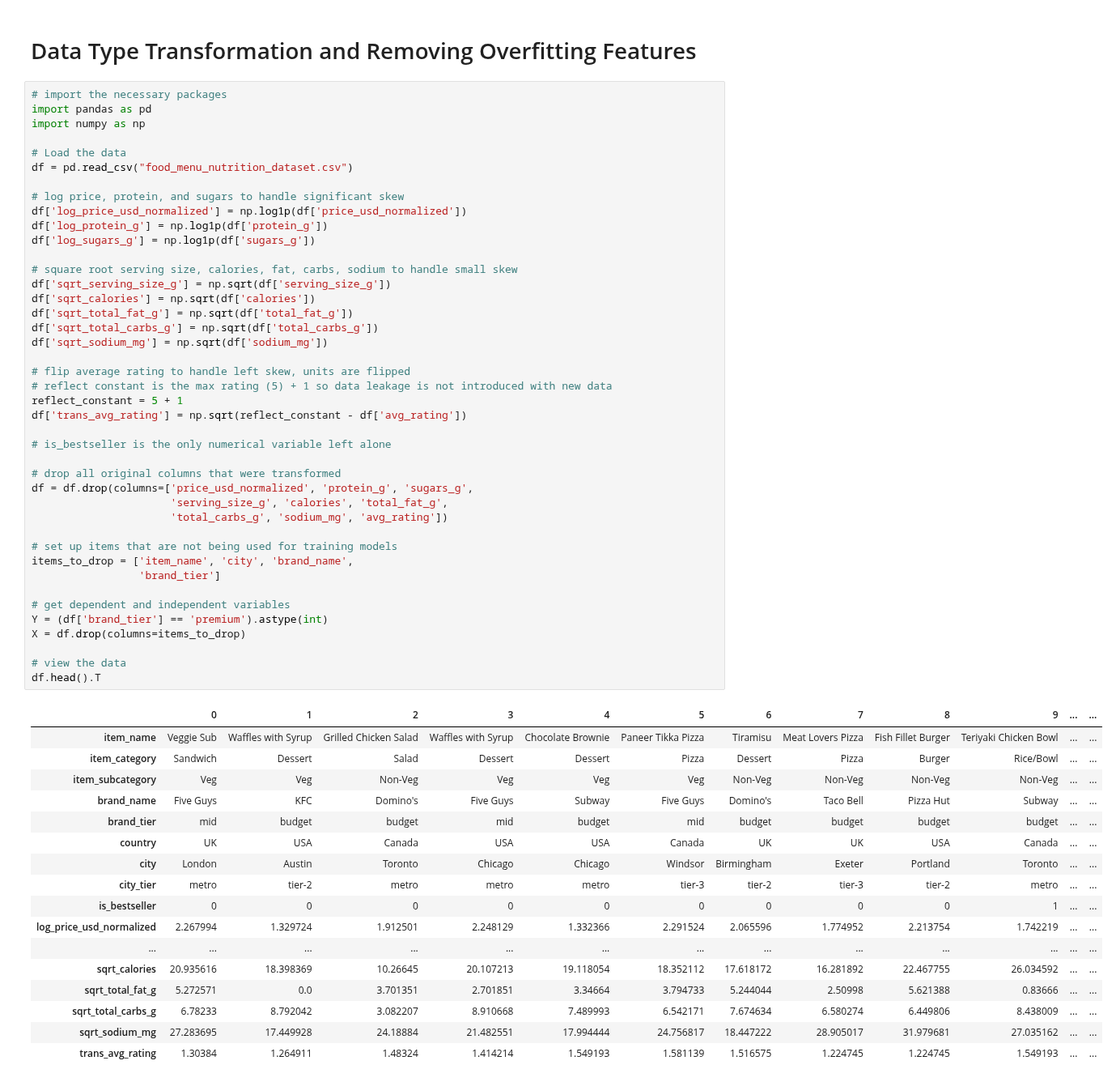
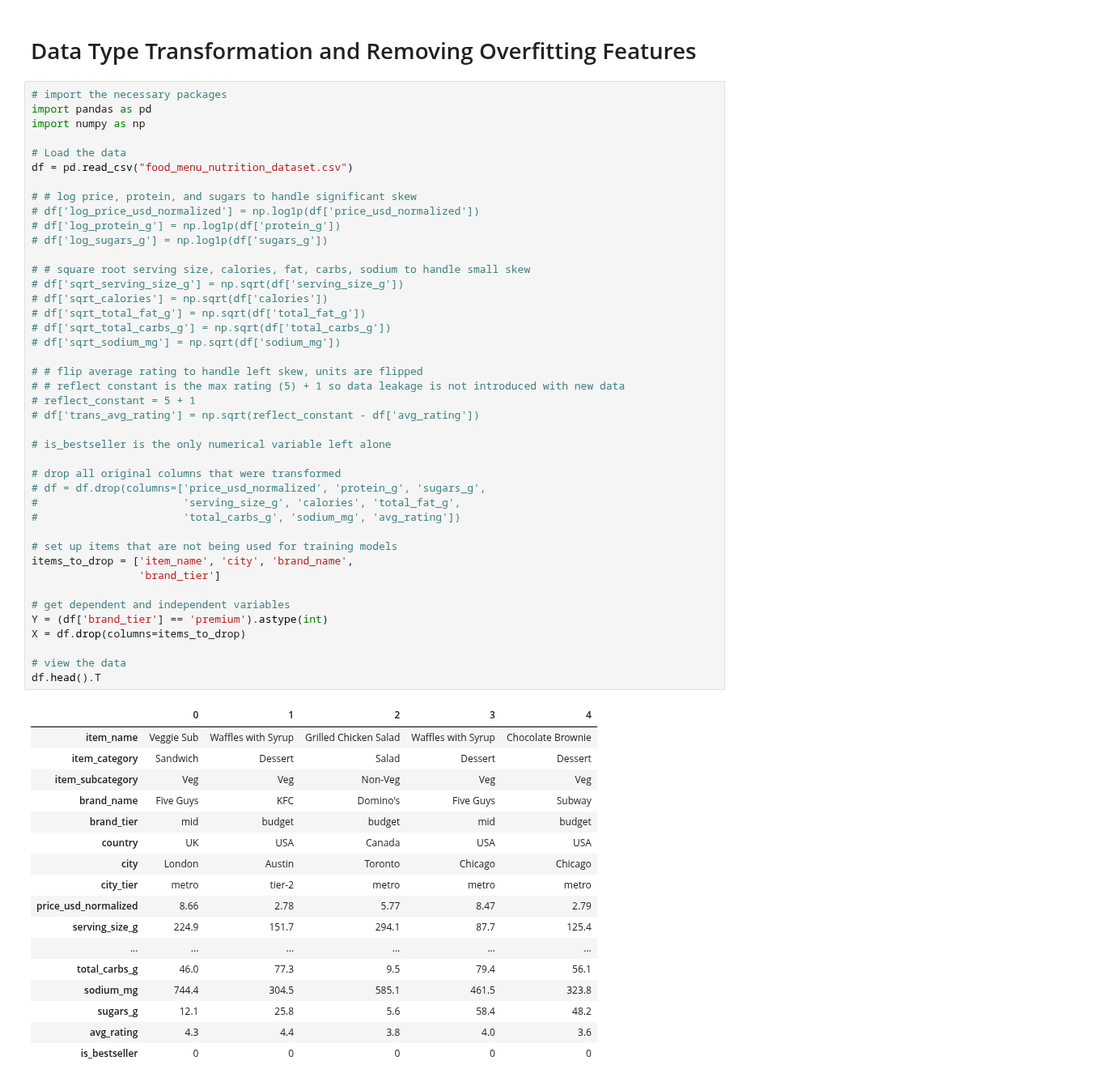
Before and after one commit to jblackman-bit/ads502-final-project, a Jupyter notebook: 2_Model_JB_Classification.ipynb, the cells around one changed output. Shown at 81% size. Saved outputs shown, nothing was run; the diff lists cells and outputs as text.

```diff
--- a/2_Model_JB_Classification.ipynb
+++ b/2_Model_JB_Classification.ipynb
@@ -25,60 +27,60 @@ Models to explore: Baseline (Majority Class), Naive Bayes, Decision Tree (CART,
 # %%
 # import the necessary packages
 import pandas as pd
 import numpy as np
 
 # Load the data
 df = pd.read_csv("food_menu_nutrition_dataset.csv")
 
-# log price, protein, and sugars to handle significant skew
-df['log_price_usd_normalized'] = np.log1p(df['price_usd_normalized'])
-df['log_protein_g'] = np.log1p(df['protein_g'])
-df['log_sugars_g'] = np.log1p(df['sugars_g'])
+# # log price, protein, and sugars to handle significant skew
+# df['log_price_usd_normalized'] = np.log1p(df['price_usd_normalized'])
+# df['log_protein_g'] = np.log1p(df['protein_g'])
+# df['log_sugars_g'] = np.log1p(df['sugars_g'])
 
-# square root serving size, calories, fat, carbs, sodium to handle small skew
-df['sqrt_serving_size_g'] = np.sqrt(df['serving_size_g'])
-df['sqrt_calories'] = np.sqrt(df['calories'])
-df['sqrt_total_fat_g'] = np.sqrt(df['total_fat_g'])
-df['sqrt_total_carbs_g'] = np.sqrt(df['total_carbs_g'])
-df['sqrt_sodium_mg'] = np.sqrt(df['sodium_mg'])
+# # square root serving size, calories, fat, carbs, sodium to handle small skew
+# df['sqrt_serving_size_g'] = np.sqrt(df['serving_size_g'])
+# df['sqrt_calories'] = np.sqrt(df['calories'])
+# df['sqrt_total_fat_g'] = np.sqrt(df['total_fat_g'])
+# df['sqrt_total_carbs_g'] = np.sqrt(df['total_carbs_g'])
+# df['sqrt_sodium_mg'] = np.sqrt(df['sodium_mg'])
 
-# flip average rating to handle left skew, units are flipped
-# reflect constant is the max rating (5) + 1 so data leakage is not introduced with new data
-reflect_constant = 5 + 1
-df['trans_avg_rating'] = np.sqrt(reflect_constant - df['avg_rating'])
+# # flip average rating to handle left skew, units are flipped
+# # reflect constant is the max rating (5) + 1 so data leakage is not introduced with new data
+# reflect_constant = 5 + 1
+# df['trans_avg_rating'] = np.sqrt(reflect_constant - df['avg_rating'])
 
 # is_bestseller is the only numerical variable left alone
 
 # drop all original columns that were transformed
-df = df.drop(columns=['price_usd_normalized', 'protein_g', 'sugars_g',
-                      'serving_size_g', 'calories', 'total_fat_g',
-                      'total_carbs_g', 'sodium_mg', 'avg_rating'])
+# df = df.drop(columns=['price_usd_normalized', 'protein_g', 'sugars_g',
+#                       'serving_size_g', 'calories', 'total_fat_g',
+#                       'total_carbs_g', 'sodium_mg', 'avg_rating'])
 
 # set up items that are not being used for training models
 items_to_drop = ['item_name', 'city', 'brand_name',
                  'brand_tier']
 
 # get dependent and independent variables
 Y = (df['brand_tier'] == 'premium').astype(int)
 X = df.drop(columns=items_to_drop)
 
 # view the data
 df.head().T
 # %% [output]
-|  | 0 | 1 | 2 | 3 | 4 | 5 | 6 | 7 | 8 | 9 | ... | ... |
-| item_name | Veggie Sub | Waffles with Syrup | Grilled Chicken Salad | Waffles with Syrup | Chocolate Brownie | Paneer Tikka Pizza | Tiramisu | Meat Lovers Pizza | Fish Fillet Burger | Teriyaki Chicken Bowl | ... | ... |
-| item_category | Sandwich | Dessert | Salad | Dessert | Dessert | Pizza | Dessert | Pizza | Burger | Rice/Bowl | ... | ... |
-| item_subcategory | Veg | Veg | Non-Veg | Veg | Veg | Veg | Non-Veg | Non-Veg | Non-Veg | Non-Veg | ... | ... |
-| brand_name | Five Guys | KFC | Domino's | Five Guys | Subway | Five Guys | Domino's | Taco Bell | Pizza Hut | Subway | ... | ... |
-| brand_tier | mid | budget | budget | mid | budget | mid | budget | budget | budget | budget | ... | ... |
-| country | UK | USA | Canada | USA | USA | Canada | UK | UK | USA | Canada | ... | ... |
-| city | London | Austin | Toronto | Chicago | Chicago | Windsor | Birmingham | Exeter | Portland | Toronto | ... | ... |
-| city_tier | metro | tier-2 | metro | metro | metro | tier-3 | tier-2 | tier-3 | tier-2 | metro | ... | ... |
-| is_bestseller | 0 | 0 | 0 | 0 | 0 | 0 | 0 | 0 | 0 | 1 | ... | ... |
-| log_price_usd_normalized | 2.267994 | 1.329724 | 1.912501 | 2.248129 | 1.332366 | 2.291524 | 2.065596 | 1.774952 | 2.213754 | 1.742219 | ... | ... |
-| ... | ... | ... | ... | ... | ... | ... | ... | ... | ... | ... | ... | ... |
-| sqrt_calories | 20.935616 | 18.398369 | 10.26645 | 20.107213 | 19.118054 | 18.352112 | 17.618172 | 16.281892 | 22.467755 | 26.034592 | ... | ... |
-| sqrt_total_fat_g | 5.272571 | 0.0 | 3.701351 | 2.701851 | 3.34664 | 3.794733 | 5.244044 | 2.50998 | 5.621388 | 0.83666 | ... | ... |
-| sqrt_total_carbs_g | 6.78233 | 8.792042 | 3.082207 | 8.910668 | 7.489993 | 6.542171 | 7.674634 | 6.580274 | 6.449806 | 8.438009 | ... | ... |
-| sqrt_sodium_mg | 27.283695 | 17.449928 | 24.18884 | 21.482551 | 17.994444 | 24.756817 | 18.447222 | 28.905017 | 31.979681 | 27.035162 | ... | ... |
-| trans_avg_rating | 1.30384 | 1.264911 | 1.48324 | 1.414214 | 1.549193 | 1.581139 | 1.516575 | 1.224745 | 1.224745 | 1.549193 | ... | ... |
+|  | 0 | 1 | 2 | 3 | 4 |
+| item_name | Veggie Sub | Waffles with Syrup | Grilled Chicken Salad | Waffles with Syrup | Chocolate Brownie |
+| item_category | Sandwich | Dessert | Salad | Dessert | Dessert |
+| item_subcategory | Veg | Veg | Non-Veg | Veg | Veg |
+| brand_name | Five Guys | KFC | Domino's | Five Guys | Subway |
+| brand_tier | mid | budget | budget | mid | budget |
+| country | UK | USA | Canada | USA | USA |
+| city | London | Austin | Toronto | Chicago | Chicago |
+| city_tier | metro | tier-2 | metro | metro | metro |
+| price_usd_normalized | 8.66 | 2.78 | 5.77 | 8.47 | 2.79 |
+| serving_size_g | 224.9 | 151.7 | 294.1 | 87.7 | 125.4 |
+| ... | ... | ... | ... | ... | ... |
+| total_carbs_g | 46.0 | 77.3 | 9.5 | 79.4 | 56.1 |
+| sodium_mg | 744.4 | 304.5 | 585.1 | 461.5 | 323.8 |
+| sugars_g | 12.1 | 25.8 | 5.6 | 58.4 | 48.2 |
+| avg_rating | 4.3 | 4.4 | 3.8 | 4.0 | 3.6 |
+| is_bestseller | 0 | 0 | 0 | 0 | 0 |
```
Also changed, not shown: parts of 40 cells of this notebook, 1 other file.
